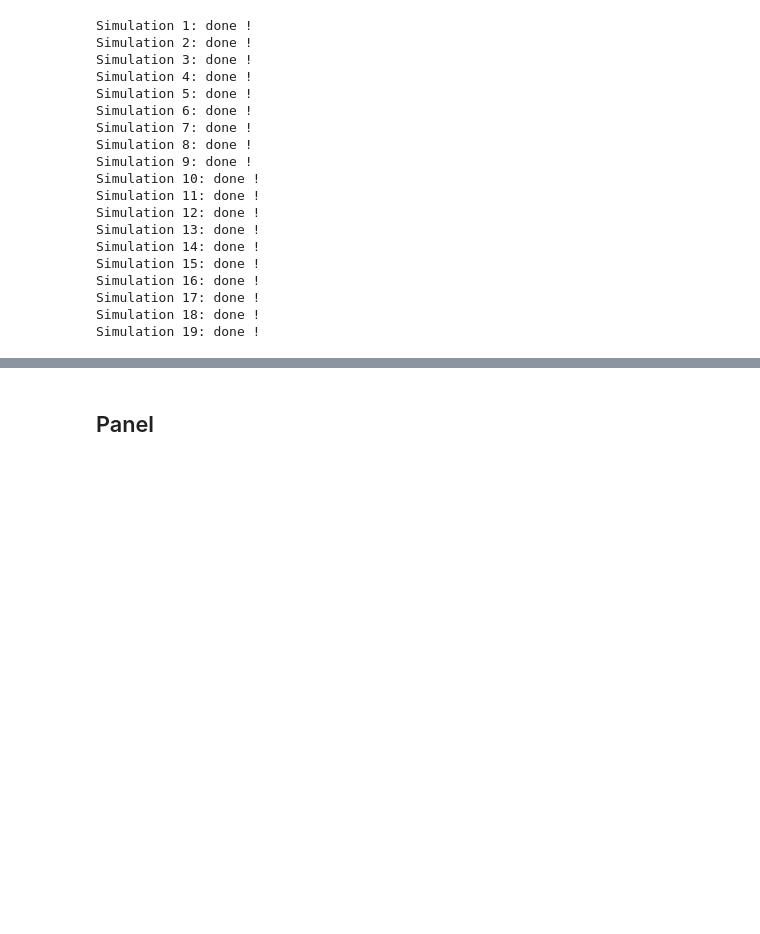
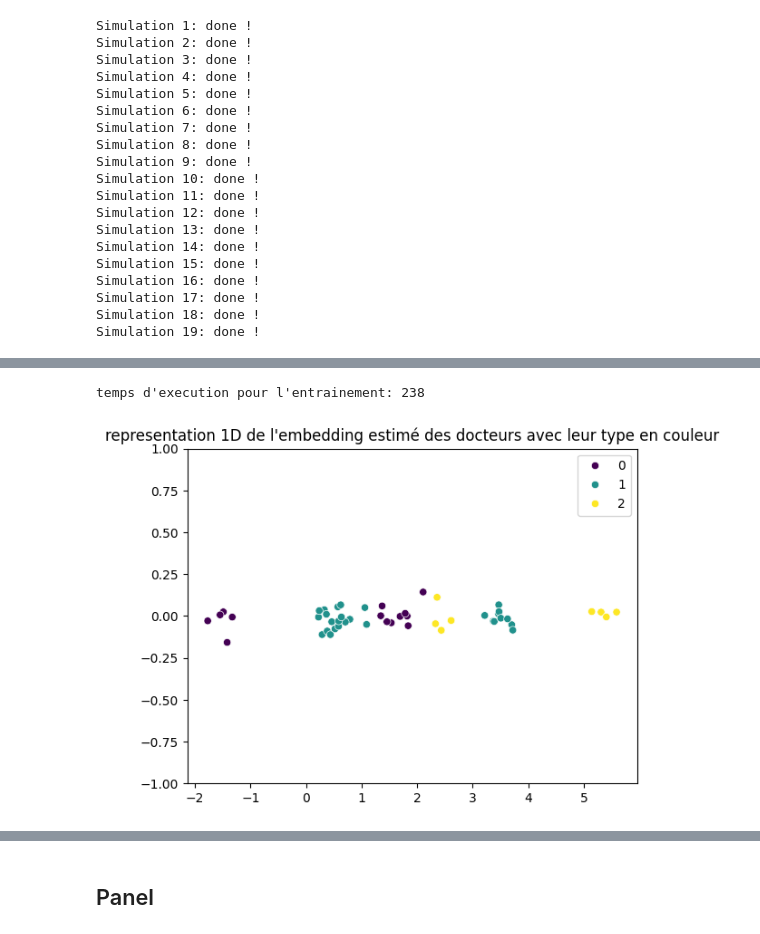
Before and after one commit to lecueguillaume/G4H_AKM_RS_NRS, a Jupyter notebook: Clustering_AKM_MF_1D.ipynb, the cells around one changed output, grey strips where cells are left out. Cells and saved outputs as stored; diff of their text form; code cells hidden in the pictures; blank space fills up the shorter version.

```diff
--- a/Clustering_AKM_MF_1D.ipynb
+++ b/Clustering_AKM_MF_1D.ipynb
@@ -491,0 +317,31 @@ TypeError: 'module' object is not callable
+# %%
+graph_object= GraphFormation(
+                    n_patients=1000,
+                     n_doctors=50,
+                     max_number_connections=50,
+                    beta_distance_graph = -25,)
+graph_object.do_the_graph()
+# %%
+# temps d'execution pour l'entrainement: 210
+
+# Training
+estimates = get_estimations(graph_object.df, nb_epochs=200, show_print=0, show_time_execution=1,)
+# Recuperation des EF
+ef_patient_hat = estimates[1][0]
+ef_doctor_hat = estimates[1][1]
+# %% [output]
+temps d'execution pour l'entrainement: 238
+# %%
+ef_patient_hat = ef_patient_hat.flatten()
+ef_doctor_hat = ef_doctor_hat.flatten()
+# %%
+#Visualisation des EF docteur
+sns.set_palette("deep")
+
+# La couleur représente le degré, c'est-à-dire le nombre de lien qu'a le docteur
+sns.scatterplot( x= ef_doctor_hat, y=np.random.normal(0, 0.05, size=ef_doctor_hat.shape[0],), hue=graph_object.psi_class, palette='viridis')
+plt.title("representation 1D de l'embedding estimé des docteurs avec leur type en couleur")
+plt.ylim(-1,1)
+plt.show()
+# %% [output]
+[figure, added]
```
Also changed, not shown: parts of 82 cells of this notebook.
